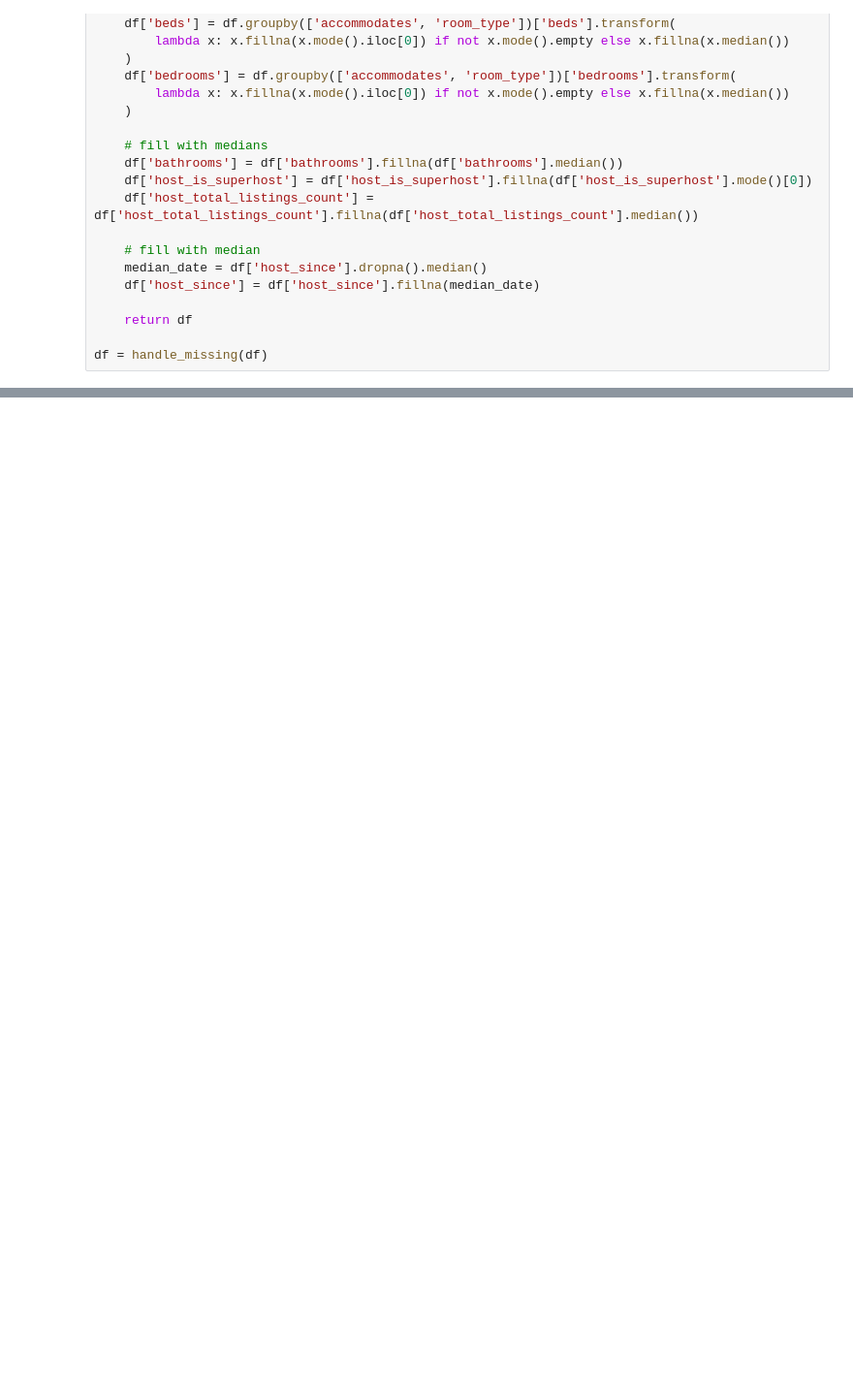
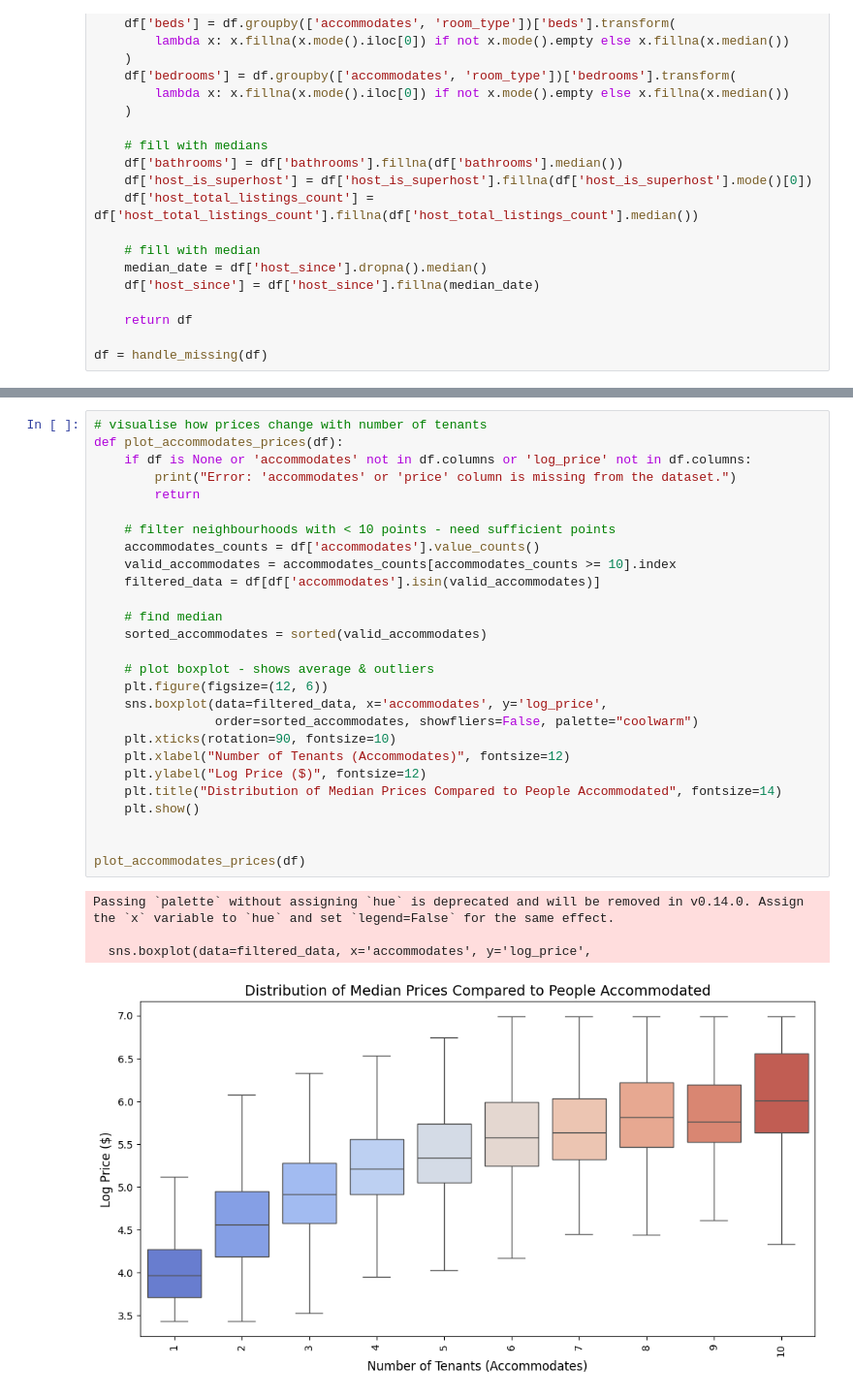
Before and after one commit to IShakoor/Airbnb-Price-Predictor, a Jupyter notebook: Price-Predictor.ipynb, the cells around one changed output, grey strips where cells are left out. Shown: that part at 97% size. Drawn from its saved outputs; the diff is of its cells as text; blank space fills up the shorter version.

```diff
--- a/Price-Predictor.ipynb
+++ b/Price-Predictor.ipynb
@@ -164,0 +288,32 @@ handle_outliers(df, ['beds','accommodates','bedrooms'])
+# %%
+# visualise how prices change with number of tenants
+def plot_accommodates_prices(df):
+    if df is None or 'accommodates' not in df.columns or 'log_price' not in df.columns:
+        print("Error: 'accommodates' or 'price' column is missing from the dataset.")
+        return
+
+    # filter neighbourhoods with < 10 points - need sufficient points
+    accommodates_counts = df['accommodates'].value_counts()
+    valid_accommodates = accommodates_counts[accommodates_counts >= 10].index
+    filtered_data = df[df['accommodates'].isin(valid_accommodates)]
+
+    # find median
+    sorted_accommodates = sorted(valid_accommodates)
+
+    # plot boxplot - shows average & outliers
+    plt.figure(figsize=(12, 6))
+    sns.boxplot(data=filtered_data, x='accommodates', y='log_price',
+                order=sorted_accommodates, showfliers=False, palette="coolwarm")
+    plt.xticks(rotation=90, fontsize=10)
+    plt.xlabel("Number of Tenants (Accommodates)", fontsize=12)
+    plt.ylabel("Log Price ($)", fontsize=12)
+    plt.title("Distribution of Median Prices Compared to People Accommodated", fontsize=14)
+    plt.show()
+
+
+plot_accommodates_prices(df)
+# %% [output]
+Passing `palette` without assigning `hue` is deprecated and will be removed in v0.14.0. Assign the `x` variable to `hue` and set `legend=False` for the same effect.
+
+  sns.boxplot(data=filtered_data, x='accommodates', y='log_price',
+[figure, added]
```
Also changed, not shown: parts of 7 cells of this notebook.
